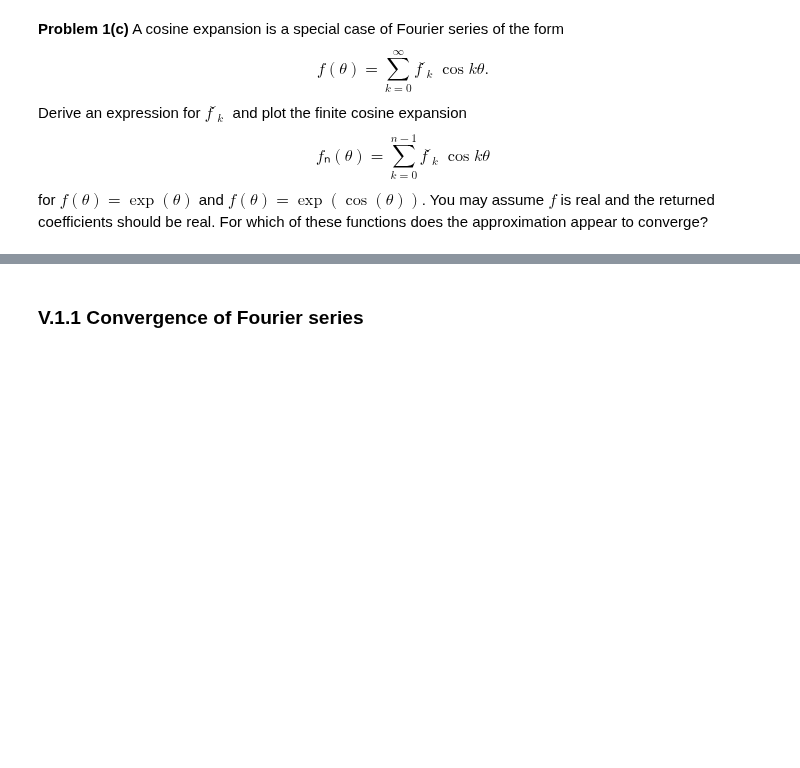
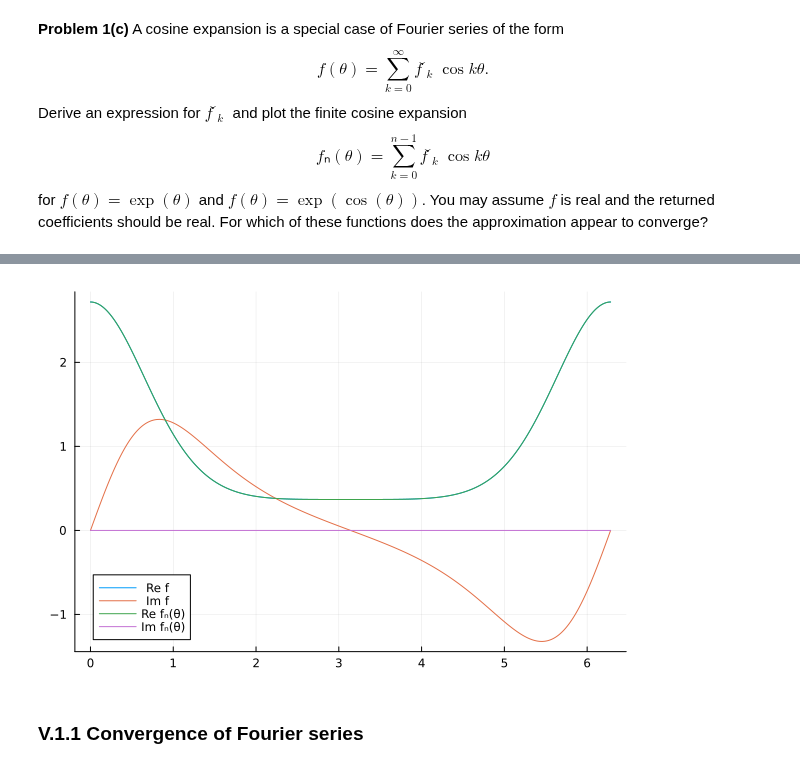
Before and after one commit to lovelife383/MATH50003NumericalAnalysis, a Jupyter notebook: labs/lab8.ipynb, the cells around one changed output, grey strips where cells are left out. Saved outputs shown, nothing was run; the diff lists cells and outputs as text; code cells hidden in the pictures; blank space fills up the shorter version.

```diff
--- a/labs/lab8.ipynb
+++ b/labs/lab8.ipynb
@@ -205,3 +225,14 @@ end
+# %%
+f̂ = [cosinecoefficient(p, k) for k = 0:n-1]
+F = θ -> [cos(k*θ) for k = 0:n-1]
+fₙ = θ -> transpose(F(θ))*f̂
+g = range(0, 2π, 1000)
+plot(g, real(p.(g)); label=" Re f")
+plot!(g, imag(p.(g)); label=" Im f")
+plot!(g, real(fₙ.(g)); label="Re fₙ(θ)")
+plot!(g, imag(fₙ.(g)); label="Im fₙ(θ)")
+# %% [output]
+[figure, added]
 # %% [markdown]
 ### V.1.1 Convergence of Fourier series
 # %% [markdown]
```
Also changed, not shown: parts of 3 cells of this notebook.
